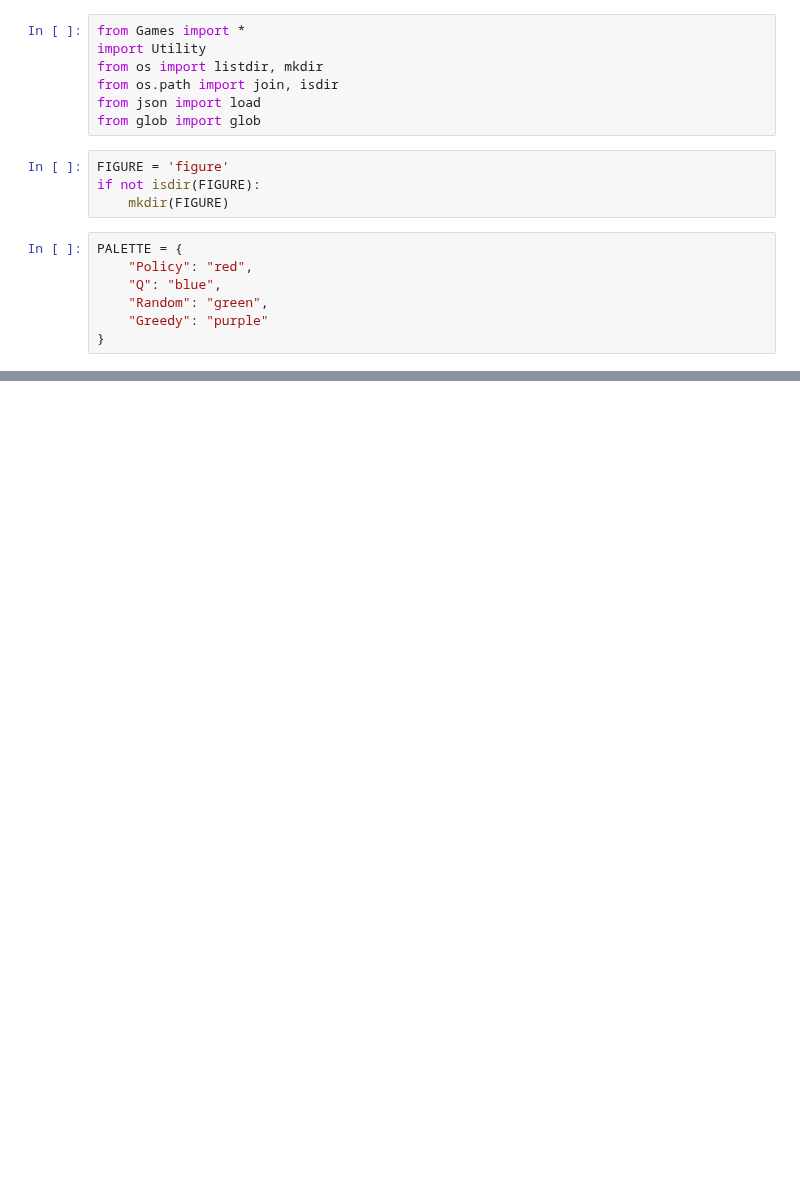
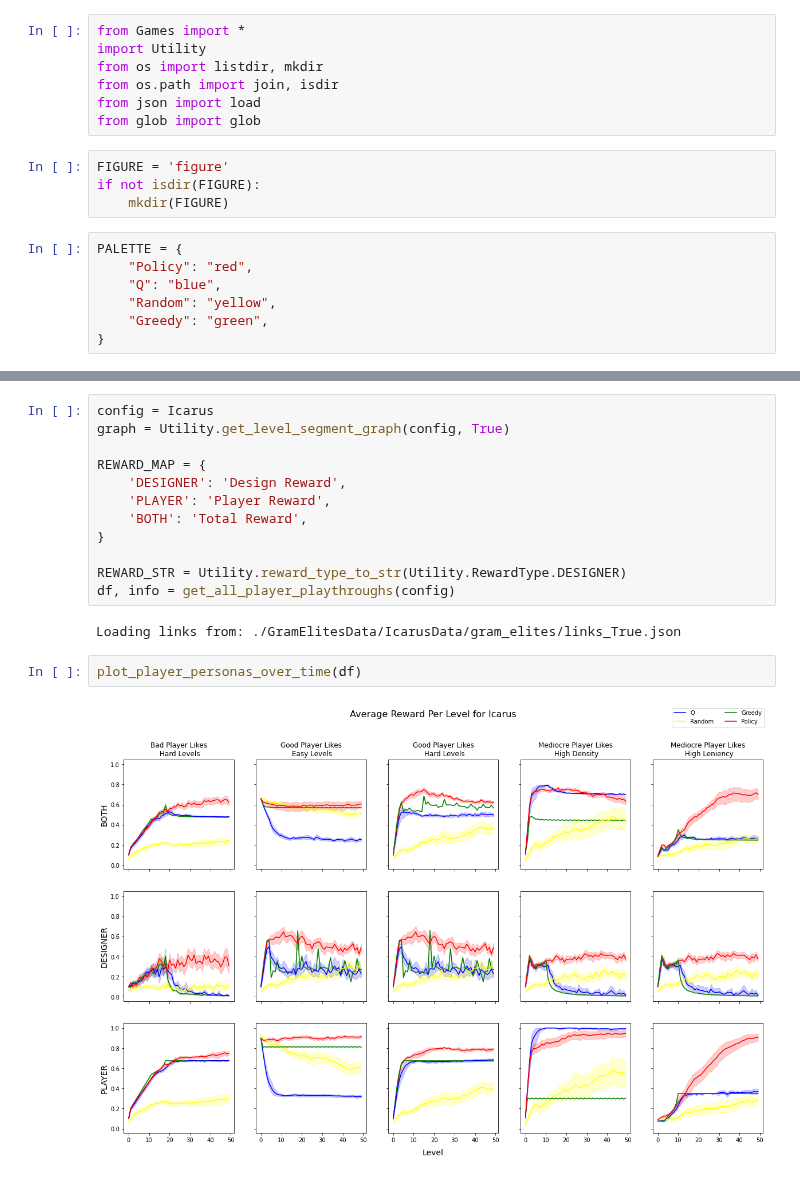
Before and after one commit to crowdgames/mdp-level-assembly, a Jupyter notebook: Analysis.ipynb, the cells around one changed output, grey strips where cells are left out. Cells and saved outputs as stored; diff of their text form; blank space fills up the shorter version.

```diff
--- a/Analysis.ipynb
+++ b/Analysis.ipynb
@@ -19,7 +21,7 @@ if not isdir(FIGURE):
 PALETTE = {
     "Policy": "red",
     "Q": "blue",
-    "Random": "green",
-    "Greedy": "purple"
+    "Random": "yellow",
+    "Greedy": "green",
 }
 # %% [markdown]
@@ -134,0 +218,18 @@ def plot_player_personas_over_time(data_info):
+# %%
+config = Icarus
+graph = Utility.get_level_segment_graph(config, True)
+
+REWARD_MAP = {
+    'DESIGNER': 'Design Reward',
+    'PLAYER': 'Player Reward',
+    'BOTH': 'Total Reward',
+}
+
+REWARD_STR = Utility.reward_type_to_str(Utility.RewardType.DESIGNER)
+df, info = get_all_player_playthroughs(config)
+# %% [output]
+Loading links from: ./GramElitesData/IcarusData/gram_elites/links_True.json
+# %%
+plot_player_personas_over_time(df)
+# %% [output]
+[figure, added]
```
Also changed, not shown: parts of 21 cells of this notebook, 37 other files.
